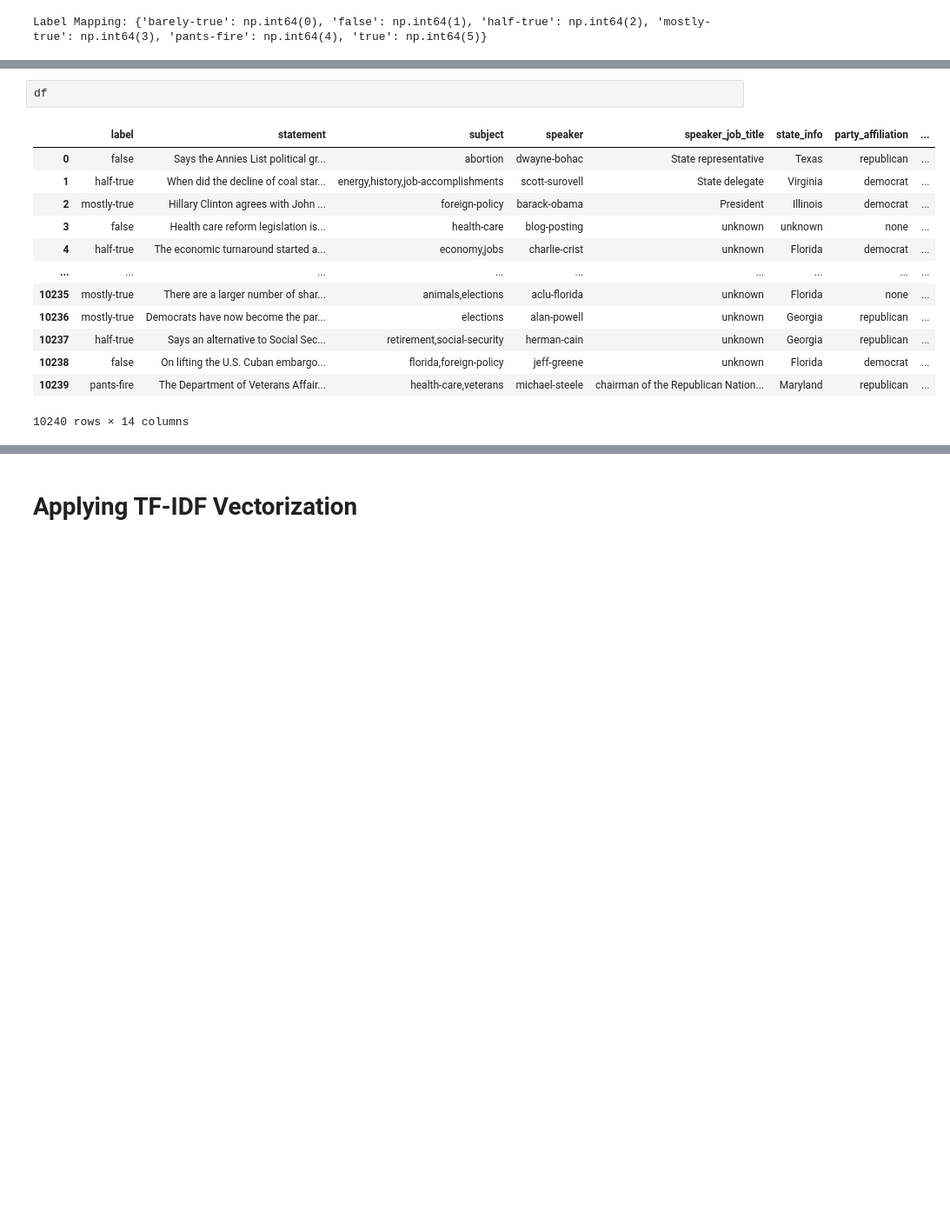
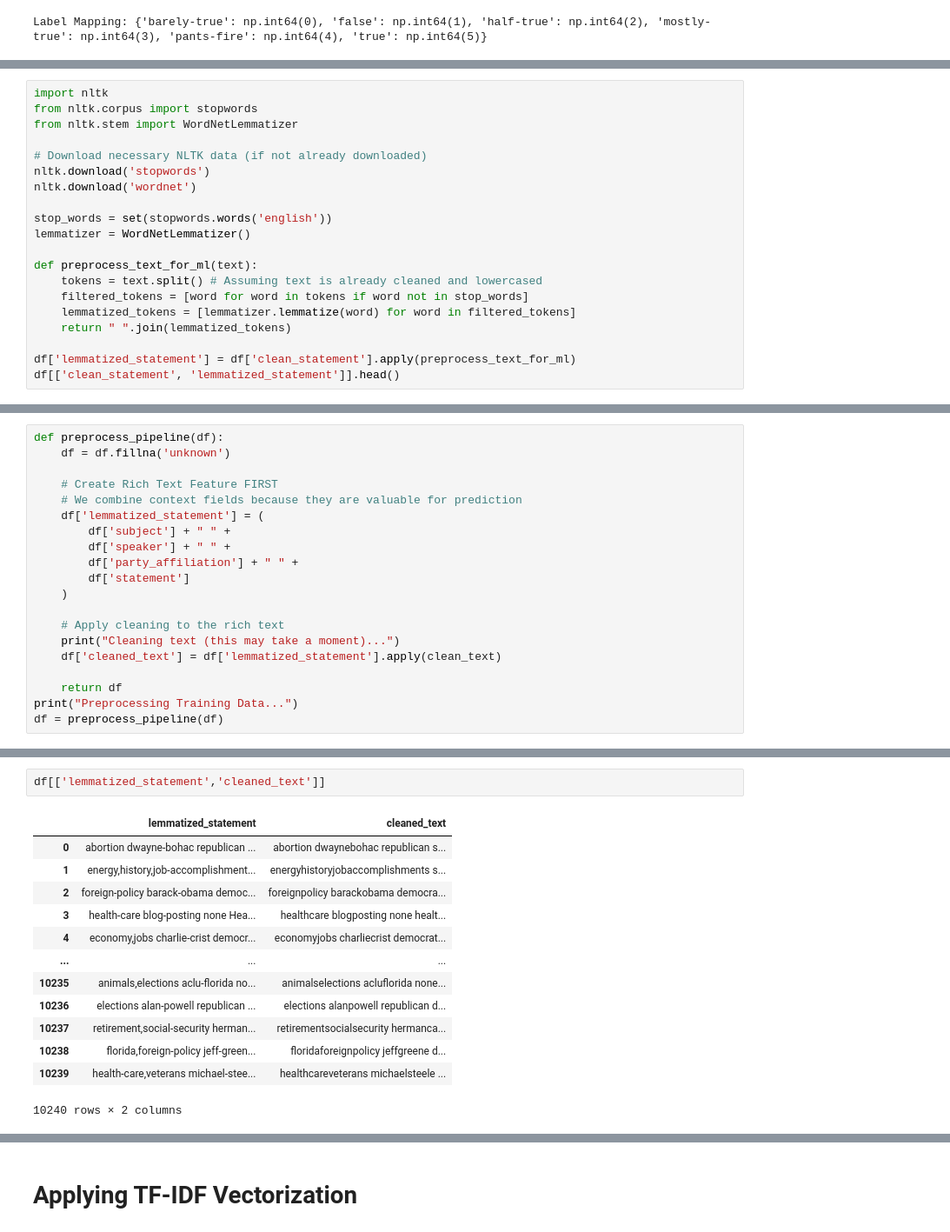
Before and after one commit to 8464947452/final-project-fake-news-detection, a Jupyter notebook: fake_news_detection.ipynb, the cells around one changed output, grey strips where cells are left out. Shown at 87% size. Saved outputs shown, nothing was run; the diff lists cells and outputs as text; blank space fills up the shorter version.

```diff
--- a/fake_news_detection.ipynb
+++ b/fake_news_detection.ipynb
@@ -168,0 +202,20 @@ for c in num_cols:
+# %%
+import nltk
+from nltk.corpus import stopwords
+from nltk.stem import WordNetLemmatizer
+
+# Download necessary NLTK data (if not already downloaded)
+nltk.download('stopwords')
+nltk.download('wordnet')
+
+stop_words = set(stopwords.words('english'))
+lemmatizer = WordNetLemmatizer()
+
+def preprocess_text_for_ml(text):
+    tokens = text.split() # Assuming text is already cleaned and lowercased
+    filtered_tokens = [word for word in tokens if word not in stop_words]
+    lemmatized_tokens = [lemmatizer.lemmatize(word) for word in filtered_tokens]
+    return " ".join(lemmatized_tokens)
+
+df['lemmatized_statement'] = df['clean_statement'].apply(preprocess_text_for_ml)
+df[['clean_statement', 'lemmatized_statement']].head()
@@ -168,0 +233,20 @@ for c in num_cols:
+# %%
+def preprocess_pipeline(df):
+    df = df.fillna('unknown')
+
+    # Create Rich Text Feature FIRST
+    # We combine context fields because they are valuable for prediction
+    df['lemmatized_statement'] = (
+        df['subject'] + " " +
+        df['speaker'] + " " +
+        df['party_affiliation'] + " " +
+        df['statement']
+    )
+
+    # Apply cleaning to the rich text
+    print("Cleaning text (this may take a moment)...")
+    df['cleaned_text'] = df['lemmatized_statement'].apply(clean_text)
+
+    return df
+print("Preprocessing Training Data...")
+df = preprocess_pipeline(df)
@@ -169,16 +256,16 @@ for c in num_cols:
 # %%
-df
+df[['lemmatized_statement','cleaned_text']]
 # %% [output]
-|  | label | statement | subject | speaker | speaker_job_title | state_info | party_affiliation | ... |
-| 0 | false | Says the Annies List political gr... | abortion | dwayne-bohac | State representative | Texas | republican | ... |
-| 1 | half-true | When did the decline of coal star... | energy,history,job-accomplishments | scott-surovell | State delegate | Virginia | democrat | ... |
-| 2 | mostly-true | Hillary Clinton agrees with John ... | foreign-policy | barack-obama | President | Illinois | democrat | ... |
-| 3 | false | Health care reform legislation is... | health-care | blog-posting | unknown | unknown | none | ... |
-| 4 | half-true | The economic turnaround started a... | economy,jobs | charlie-crist | unknown | Florida | democrat | ... |
-| ... | ... | ... | ... | ... | ... | ... | ... | ... |
-| 10235 | mostly-true | There are a larger number of shar... | animals,elections | aclu-florida | unknown | Florida | none | ... |
-| 10236 | mostly-true | Democrats have now become the par... | elections | alan-powell | unknown | Georgia | republican | ... |
-| 10237 | half-true | Says an alternative to Social Sec... | retirement,social-security | herman-cain | unknown | Georgia | republican | ... |
-| 10238 | false | On lifting the U.S. Cuban embargo... | florida,foreign-policy | jeff-greene | unknown | Florida | democrat | ... |
-| 10239 | pants-fire | The Department of Veterans Affair... | health-care,veterans | michael-steele | chairman of the Republican Nation... | Maryland | republican | ... |
+|  | lemmatized_statement | cleaned_text |
+| 0 | abortion dwayne-bohac republican ... | abortion dwaynebohac republican s... |
+| 1 | energy,history,job-accomplishment... | energyhistoryjobaccomplishments s... |
+| 2 | foreign-policy barack-obama democ... | foreignpolicy barackobama democra... |
+| 3 | health-care blog-posting none Hea... | healthcare blogposting none healt... |
+| 4 | economy,jobs charlie-crist democr... | economyjobs charliecrist democrat... |
+| ... | ... | ... |
+| 10235 | animals,elections aclu-florida no... | animalselections acluflorida none... |
+| 10236 | elections alan-powell republican ... | elections alanpowell republican d... |
+| 10237 | retirement,social-security herman... | retirementsocialsecurity hermanca... |
+| 10238 | florida,foreign-policy jeff-green... | floridaforeignpolicy jeffgreene d... |
+| 10239 | health-care,veterans michael-stee... | healthcareveterans michaelsteele ... |
-10240 rows × 14 columns
+10240 rows × 2 columns
```
Also changed, not shown: parts of 38 cells of this notebook.
